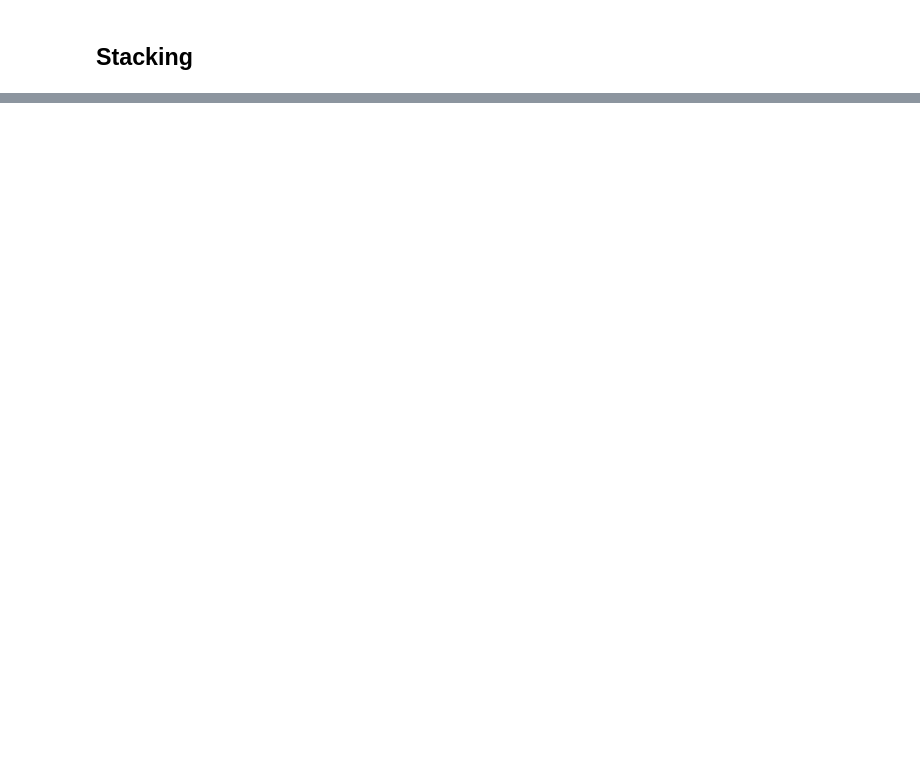
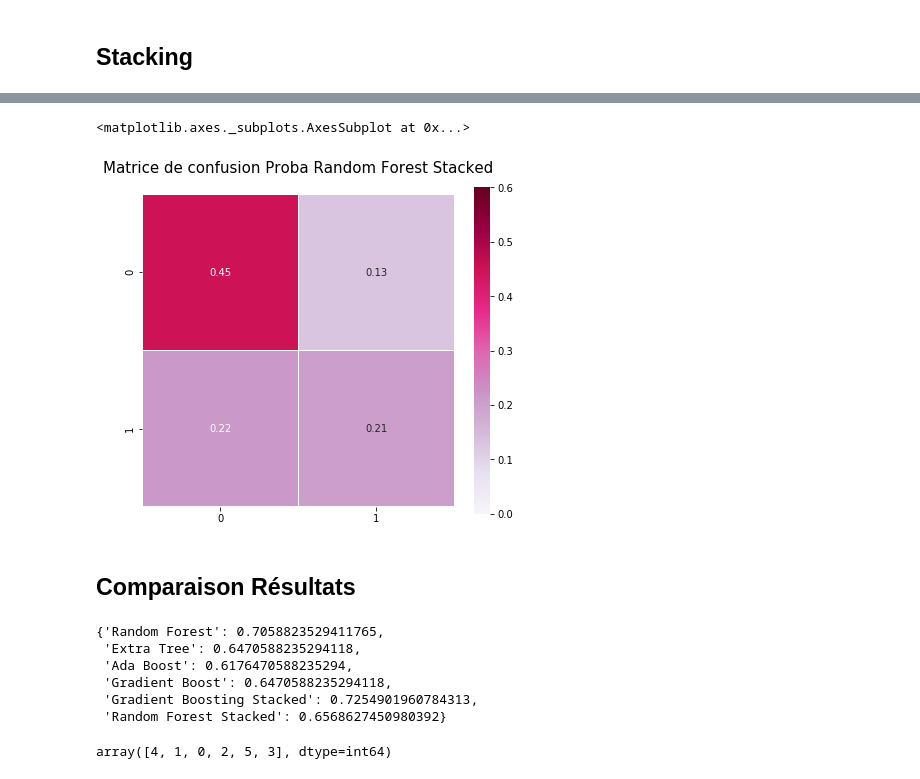
Before and after one commit to dataforgoodfr/batch_5_transplant, a Jupyter notebook: notebooks/Modeling - Comparing Machine Learning Methods .ipynb, the cells around one changed output, grey strips where cells are left out. Cells and saved outputs as stored; diff of their text form; code cells hidden in the pictures; blank space fills up the shorter version.

```diff
--- a/notebooks/Modeling - Comparing Machine Learning Methods .ipynb
+++ b/notebooks/Modeling - Comparing Machine Learning Methods .ipynb
@@ -731,0 +761,5 @@ metrics.accuracy_score(y_test,GBC_stck.predict(x_test_stack))
+# %%
+RF_stck=RandomForestClassifier()
+# %%
+RF_stck.fit(x_train_stack,y_train)
+y_test_RF_stack=RF_stck.predict(x_test_stack)
@@ -731,0 +785,21 @@ metrics.accuracy_score(y_test,GBC_stck.predict(x_test_stack))
+# %%
+colormap = plt.cm.PuRd
+plt.figure(figsize=(7,6))
+plt.title('Matrice de confusion Proba Random Forest Stacked', y=1.05, size=15)
+sns.heatmap(confusion_matrix(y_test,y_test_RF_stack)/ntest,linewidths=0.1,
+            square=True, cmap=colormap, linecolor='white', annot=True,
+           vmin=0, vmax=0.6)
+# %% [output]
+<matplotlib.axes._subplots.AxesSubplot at 0x...>
+[figure, added]
+# %% [markdown]
+## Comparaison Résultats
+# %%
+accu_comparaison
+# %% [output]
+{'Random Forest': 0.7058823529411765,
+ 'Extra Tree': 0.6470588235294118,
+ 'Ada Boost': 0.6176470588235294,
+ 'Gradient Boost': 0.6470588235294118,
+ 'Gradient Boosting Stacked': 0.7254901960784313,
+ 'Random Forest Stacked': 0.6568627450980392}
@@ -731,0 +808,5 @@ metrics.accuracy_score(y_test,GBC_stck.predict(x_test_stack))
+# %%
+index_asc=accu_comparaison_df.values.ravel().argsort().argsort()
+index_asc
+# %% [output]
+array([4, 1, 0, 2, 5, 3], dtype=int64)
```
Also changed, not shown: parts of 38 cells of this notebook.
